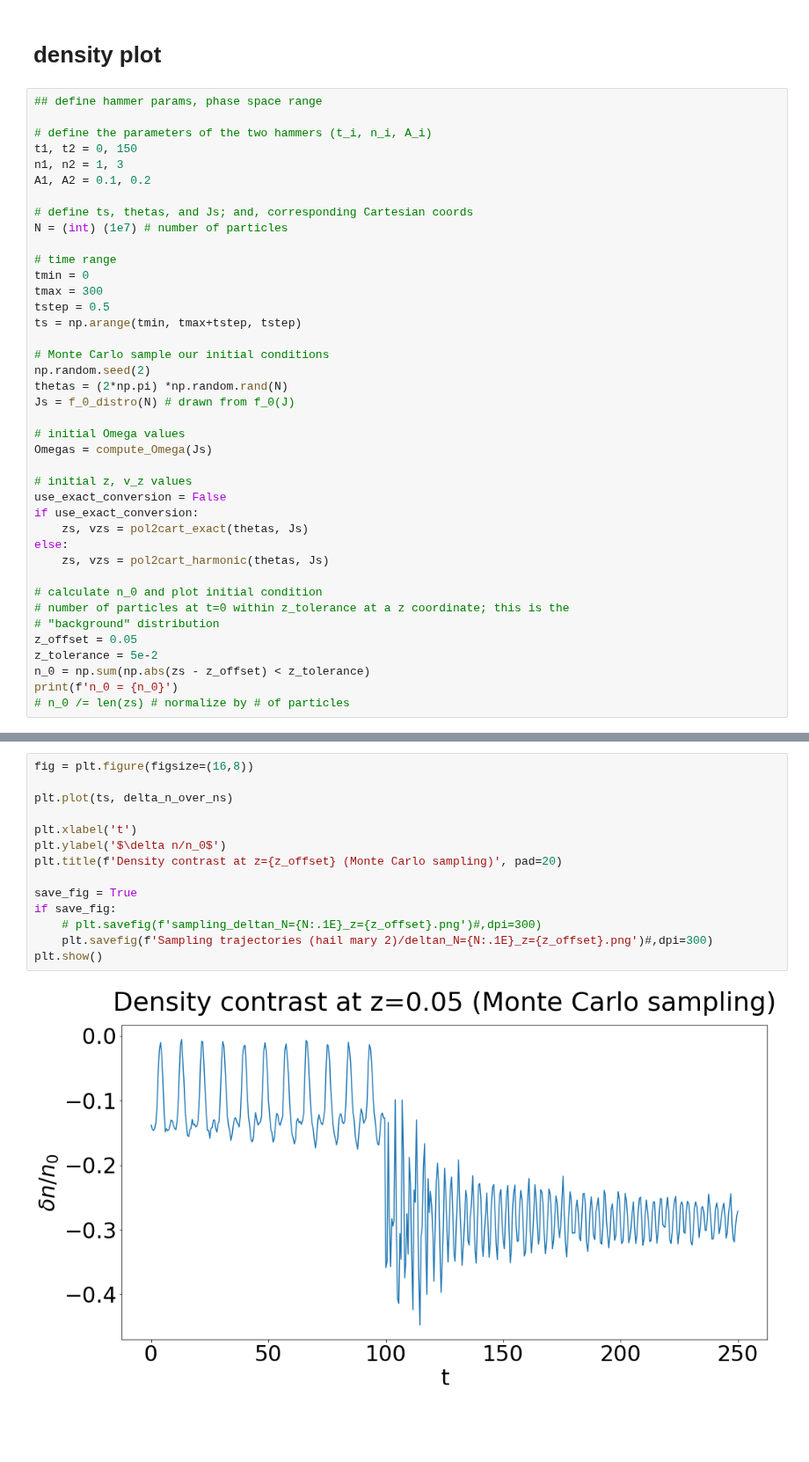
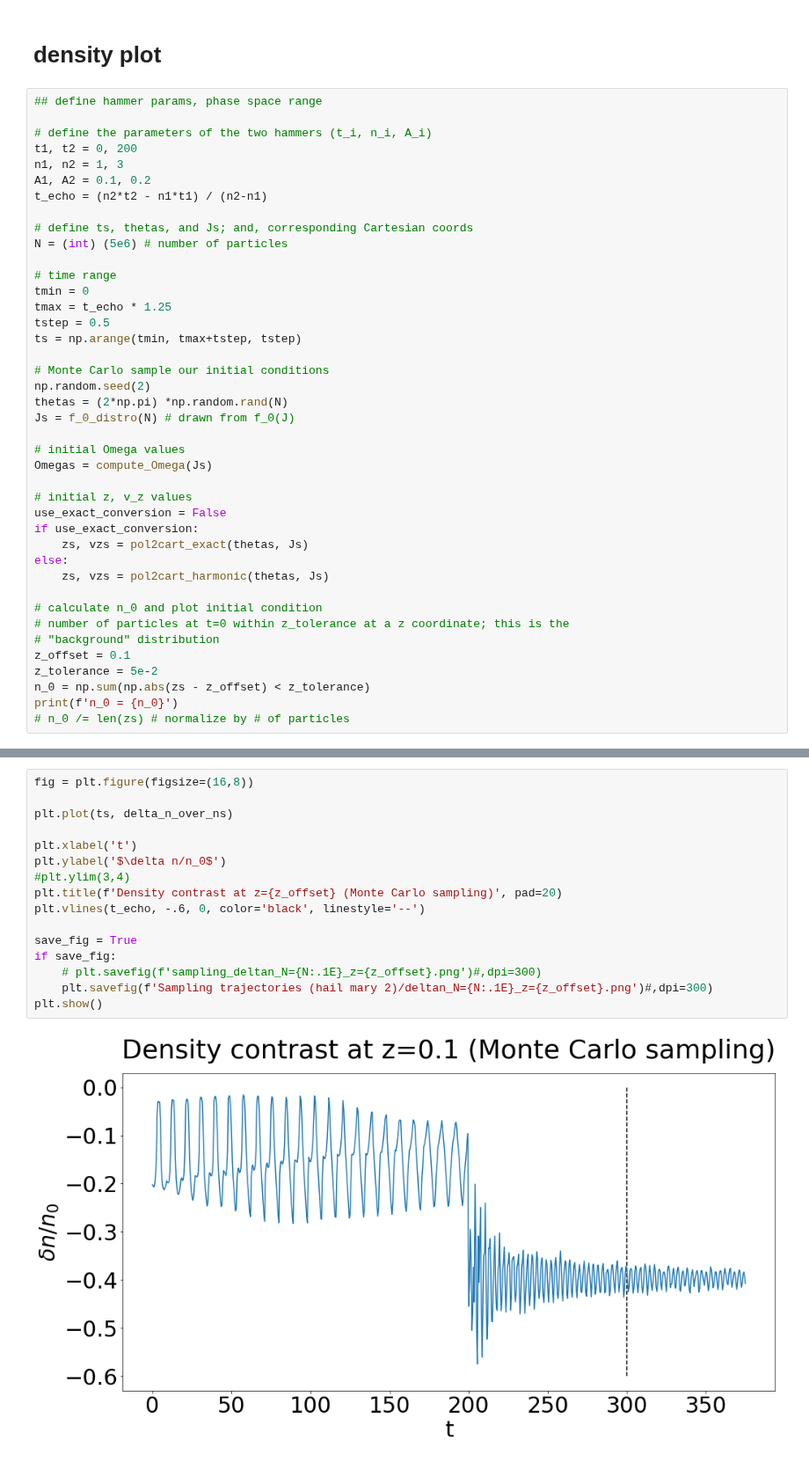
Before and after one commit to Jupiter1994/plasma-echo, a Jupyter notebook: Sampling Particle Trajectories.ipynb, the cells around one changed output, grey strips where cells are left out. Shown at 88% size. Drawn from its saved outputs; the diff is of its cells as text; blank space fills up the shorter version.

```diff
--- a/Sampling Particle Trajectories.ipynb
+++ b/Sampling Particle Trajectories.ipynb
@@ -376,16 +376,17 @@ Source on animating a scatter plot: https://stackoverflow.com/questions/9401658/
 ## define hammer params, phase space range
 
 # define the parameters of the two hammers (t_i, n_i, A_i)
-t1, t2 = 0, 150
+t1, t2 = 0, 200
 n1, n2 = 1, 3
 A1, A2 = 0.1, 0.2
+t_echo = (n2*t2 - n1*t1) / (n2-n1)
 
 # define ts, thetas, and Js; and, corresponding Cartesian coords
-N = (int) (1e7) # number of particles
+N = (int) (5e6) # number of particles
 
 # time range
 tmin = 0
-tmax = 300
+tmax = t_echo * 1.25
 tstep = 0.5
 ts = np.arange(tmin, tmax+tstep, tstep)
 
@@ -407,7 +408,7 @@ else:
 # calculate n_0 and plot initial condition
 # number of particles at t=0 within z_tolerance at a z coordinate; this is the
 # "background" distribution
-z_offset = 0.05
+z_offset = 0.1
 z_tolerance = 5e-2
 n_0 = np.sum(np.abs(zs - z_offset) < z_tolerance)
 print(f'n_0 = {n_0}')
@@ -544,16 +567,18 @@ Elapsed t: 8.5 seconds
 # %%
 fig = plt.figure(figsize=(16,8))
 
 plt.plot(ts, delta_n_over_ns)
 
 plt.xlabel('t')
 plt.ylabel('$\delta n/n_0$')
+#plt.ylim(3,4)
 plt.title(f'Density contrast at z={z_offset} (Monte Carlo sampling)', pad=20)
+plt.vlines(t_echo, -.6, 0, color='black', linestyle='--')
 
 save_fig = True
 if save_fig:
     # plt.savefig(f'sampling_deltan_N={N:.1E}_z={z_offset}.png')#,dpi=300)
     plt.savefig(f'Sampling trajectories (hail mary 2)/deltan_N={N:.1E}_z={z_offset}.png')#,dpi=300)
 plt.show()
 # %% [output]
-[figure, old version]
+[figure, new version]
```
Also changed, not shown: parts of 3 cells of this notebook.
